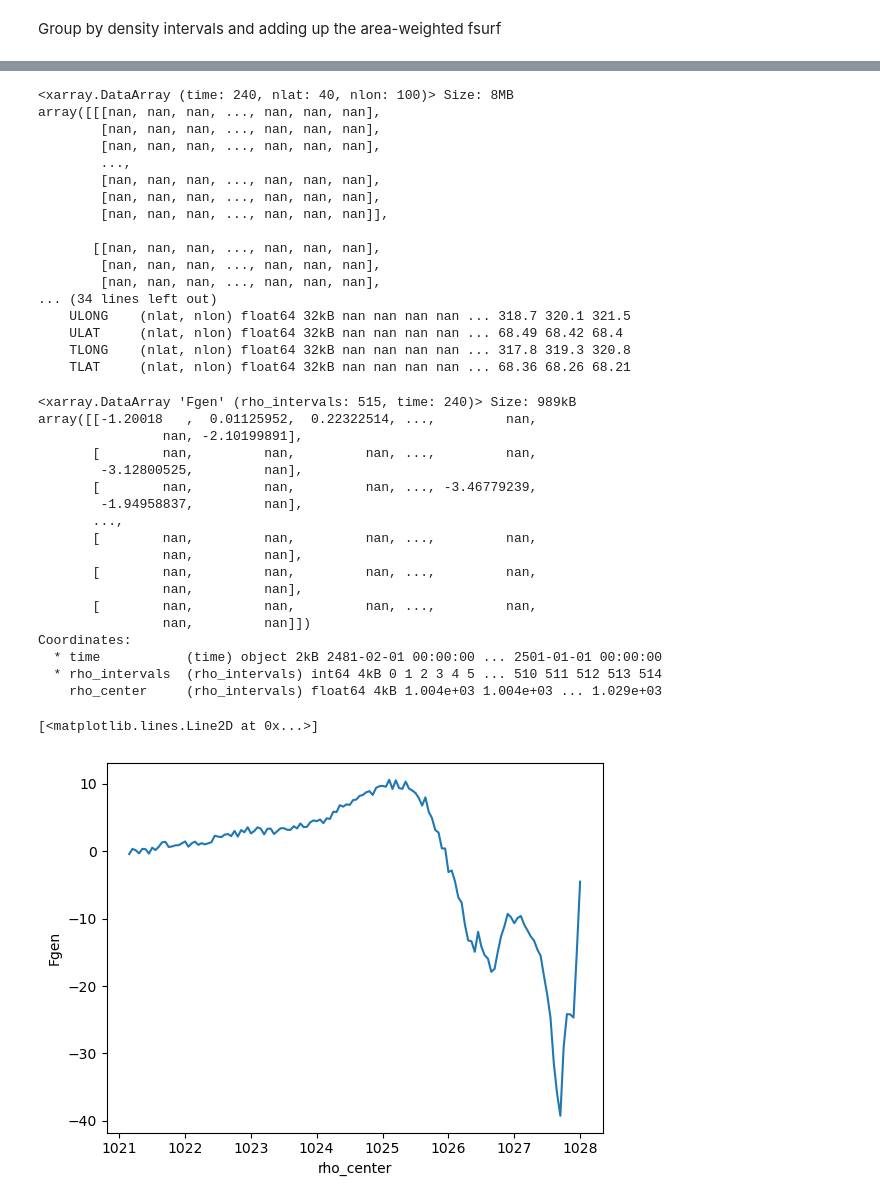
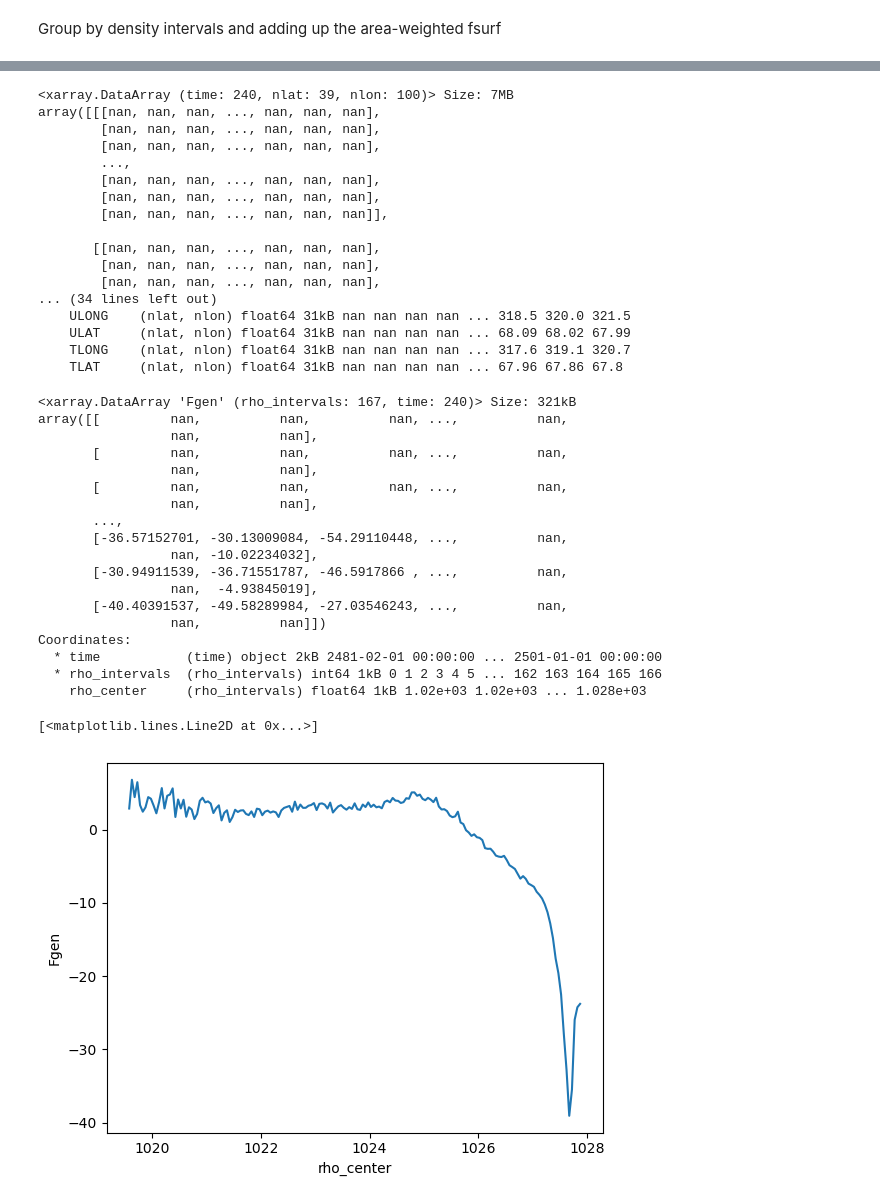
Before and after one commit to xuxingcheng/AMOC-Model-Performance-Analysis, a Jupyter notebook: scripts/Fgen_calculation_testing.ipynb, the cells around one changed output, grey strips where cells are left out. Saved outputs shown, nothing was run; the diff lists cells and outputs as text; code cells hidden in the pictures.

```diff
--- a/scripts/Fgen_calculation_testing.ipynb
+++ b/scripts/Fgen_calculation_testing.ipynb
@@ -108,6 +68,7 @@ def compute_fsurf(
 	HF = hf_datasets['SHF']  # W m^-2,
 	WF = wf_datasets['FWF']     # kg m^-2 s^-1,
 	area = wf_datasets["TAREA"]
+	region_mask = hf_datasets["REGION_MASK"]
 
 	rho = density_data['PD']
 	alpha = 0.0001391022569339093
@@ -129,7 +90,7 @@ def compute_fsurf(
 	heat_comp = (alpha / cp) * HF
 	fw_comp = (rho0 / rho_fw) * beta * S0 * WF
 
-	return xr.Dataset(dict(fsurf=fsurf, rho=rho, heat_comp=heat_comp, fw_comp=fw_comp, area=area))
+	return xr.Dataset(dict(fsurf=fsurf, rho=rho, heat_comp=heat_comp, fw_comp=fw_comp, area=area, region_mask=region_mask))
 
 Fsurf_data = compute_fsurf(
 	density_data = density_data,
@@ -204,0 +147,4 @@ Group by density intervals and adding up the area-weighted fsurf
+# %%
+region_values = [6.0, 8.0, 9.0, 10.0]
+Fsurf_data = Fsurf_data.where(Fsurf_data["region_mask"].isin(region_values), drop=True)
+Fsurf_data
@@ -221,7 +184,7 @@ rho = rho.unstack("points")
 # %%
 weighted_fsurf
 # %% [output]
-<xarray.DataArray (time: 240, nlat: 40, nlon: 100)> Size: 8MB
+<xarray.DataArray (time: 240, nlat: 39, nlon: 100)> Size: 7MB
 array([[[nan, nan, nan, ..., nan, nan, nan],
         [nan, nan, nan, ..., nan, nan, nan],
         [nan, nan, nan, ..., nan, nan, nan],
@@ -234,10 +197,10 @@ array([[[nan, nan, nan, ..., nan, nan, nan],
         [nan, nan, nan, ..., nan, nan, nan],
         [nan, nan, nan, ..., nan, nan, nan],
 ... (34 lines left out)
-    ULONG    (nlat, nlon) float64 32kB nan nan nan nan ... 318.7 320.1 321.5
-    ULAT     (nlat, nlon) float64 32kB nan nan nan nan ... 68.49 68.42 68.4
-    TLONG    (nlat, nlon) float64 32kB nan nan nan nan ... 317.8 319.3 320.8
-    TLAT     (nlat, nlon) float64 32kB nan nan nan nan ... 68.36 68.26 68.21
+    ULONG    (nlat, nlon) float64 31kB nan nan nan nan ... 318.5 320.0 321.5
+    ULAT     (nlat, nlon) float64 31kB nan nan nan nan ... 68.09 68.02 67.99
+    TLONG    (nlat, nlon) float64 31kB nan nan nan nan ... 317.6 319.1 320.7
+    TLAT     (nlat, nlon) float64 31kB nan nan nan nan ... 67.96 67.86 67.8
 # %%
 # Summing up by dentisy interval
 Fgen_org = weighted_fsurf.groupby_bins(rho, bins=rho_classes, right=False).sum(dim=("nlat","nlon")) / step_size /1e6
@@ -251,30 +214,30 @@ Fgen = Fgen.rename(rho_bins="rho_intervals")
 Fgen = Fgen.rename('Fgen')
 Fgen
 # %% [output]
-<xarray.DataArray 'Fgen' (rho_intervals: 515, time: 240)> Size: 989kB
-array([[-1.20018   ,  0.01125952,  0.22322514, ...,         nan,
-                nan, -2.10199891],
-       [        nan,         nan,         nan, ...,         nan,
-        -3.12800525,         nan],
-       [        nan,         nan,         nan, ..., -3.46779239,
-        -1.94958837,         nan],
+<xarray.DataArray 'Fgen' (rho_intervals: 167, time: 240)> Size: 321kB
+array([[         nan,          nan,          nan, ...,          nan,
+                 nan,          nan],
+       [         nan,          nan,          nan, ...,          nan,
+                 nan,          nan],
+       [         nan,          nan,          nan, ...,          nan,
+                 nan,          nan],
        ...,
-       [        nan,         nan,         nan, ...,         nan,
-                nan,         nan],
-       [        nan,         nan,         nan, ...,         nan,
-                nan,         nan],
-       [        nan,         nan,         nan, ...,         nan,
-                nan,         nan]])
+       [-36.57152701, -30.13009084, -54.29110448, ...,          nan,
+                 nan, -10.02234032],
+       [-30.94911539, -36.71551787, -46.5917866 , ...,          nan,
+                 nan,  -4.93845019],
+       [-40.40391537, -49.58289984, -27.03546243, ...,          nan,
+                 nan,          nan]])
 Coordinates:
   * time           (time) object 2kB 2481-02-01 00:00:00 ... 2501-01-01 00:00:00
-  * rho_intervals  (rho_intervals) int64 4kB 0 1 2 3 4 5 ... 510 511 512 513 514
-    rho_center     (rho_intervals) float64 4kB 1.004e+03 1.004e+03 ... 1.029e+03
+  * rho_intervals  (rho_intervals) int64 1kB 0 1 2 3 4 5 ... 162 163 164 165 166
+    rho_center     (rho_intervals) float64 1kB 1.02e+03 1.02e+03 ... 1.028e+03
 # %%
 save_path = f"/glade/work/stevenxu/AMOC_models/CESM1_Fgen.pkl"
 with open(save_path, "wb") as f:
     pickle.dump(Fgen, f)
 # %%
-Fgen.mean(dim ='time').isel(rho_intervals = slice(350,600)).plot(x = 'rho_center')
+Fgen.mean(dim ='time').plot(x = 'rho_center')
 # %% [output]
 [<matplotlib.lines.Line2D at 0x...>]
-[figure, old version]
+[figure, new version]
```
Also changed, not shown: parts of 6 cells of this notebook, 1 other file.
